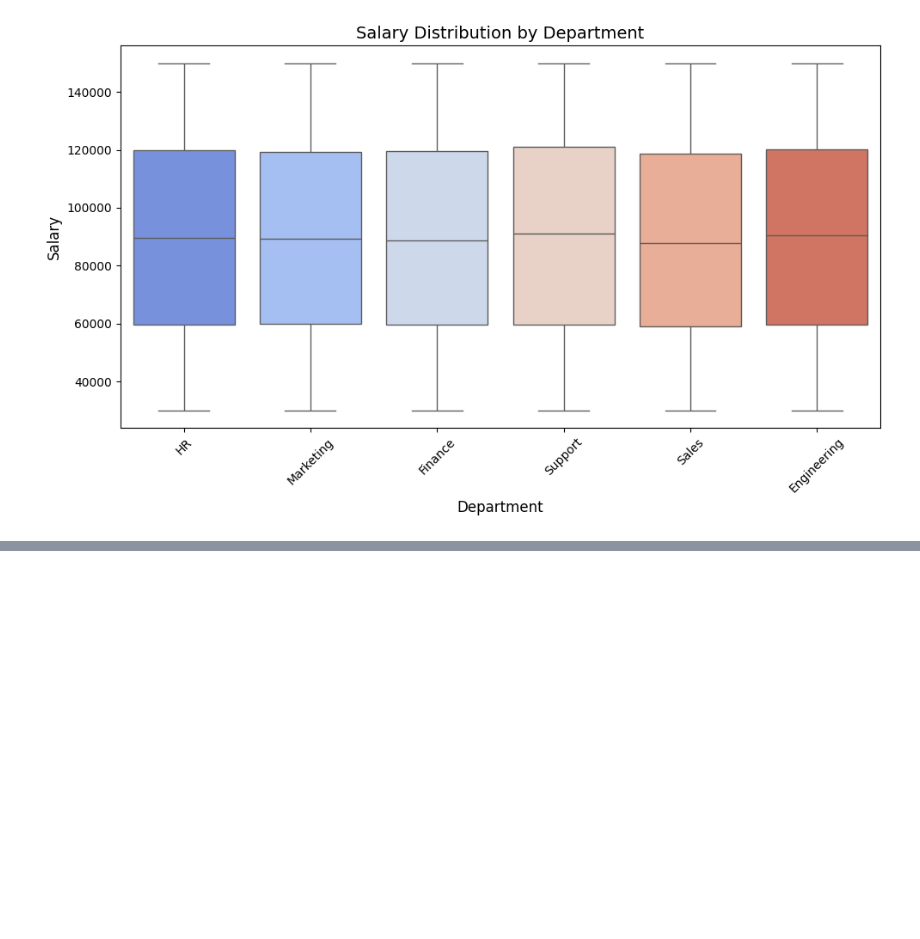
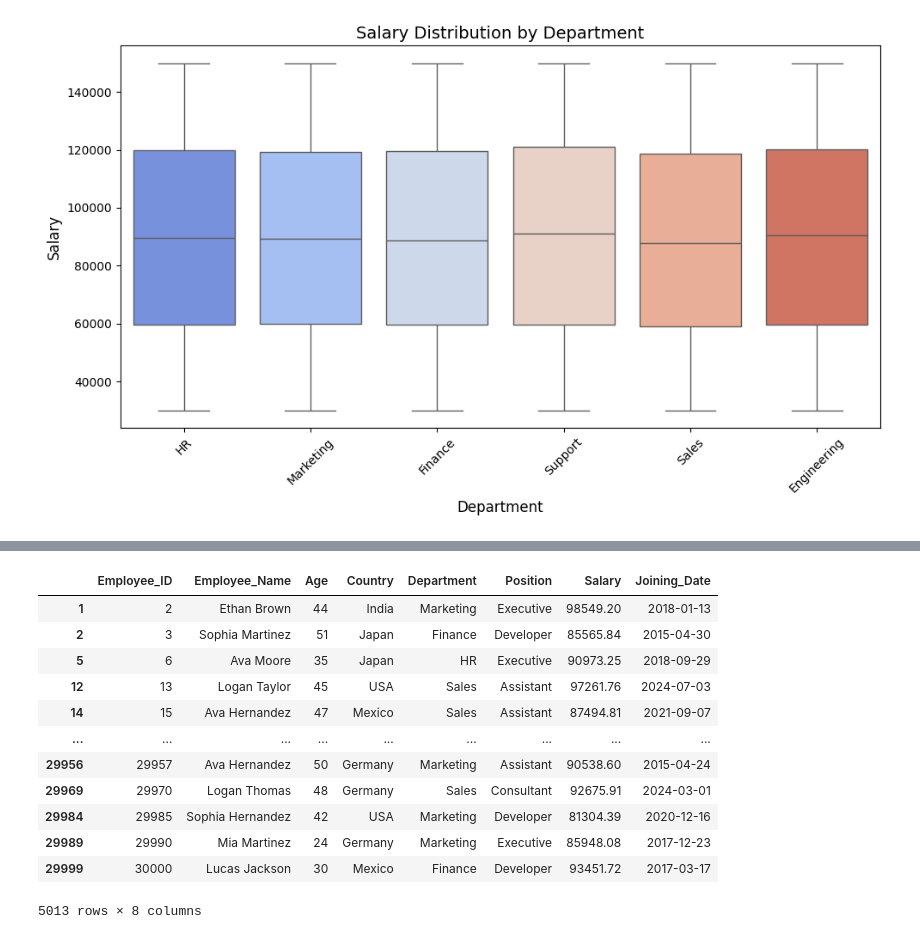
Before and after one commit to francisparwez/EmployeeInsight_SalaryTrends_Analysis, a Jupyter notebook: employee_insight.ipynb, the cells around one changed output, grey strips where cells are left out. Drawn from its saved outputs; the diff is of its cells as text; code cells hidden in the pictures; blank space fills up the shorter version.

```diff
--- a/employee_insight.ipynb
+++ b/employee_insight.ipynb
@@ -238,0 +263,19 @@ plt.show()
+# %%
+df['Salary'] = pd.to_numeric(df['Salary'])
+# %%
+# df[df['Salary'].between(80000, 100000)]
+df[(df['Salary'] >= 80000) & (df['Salary'] <= 100000)]
+# %% [output]
+|  | Employee_ID | Employee_Name | Age | Country | Department | Position | Salary | Joining_Date |
+| 1 | 2 | Ethan Brown | 44 | India | Marketing | Executive | 98549.20 | 2018-01-13 |
+| 2 | 3 | Sophia Martinez | 51 | Japan | Finance | Developer | 85565.84 | 2015-04-30 |
+| 5 | 6 | Ava Moore | 35 | Japan | HR | Executive | 90973.25 | 2018-09-29 |
+| 12 | 13 | Logan Taylor | 45 | USA | Sales | Assistant | 97261.76 | 2024-07-03 |
+| 14 | 15 | Ava Hernandez | 47 | Mexico | Sales | Assistant | 87494.81 | 2021-09-07 |
+| ... | ... | ... | ... | ... | ... | ... | ... | ... |
+| 29956 | 29957 | Ava Hernandez | 50 | Germany | Marketing | Assistant | 90538.60 | 2015-04-24 |
+| 29969 | 29970 | Logan Thomas | 48 | Germany | Sales | Consultant | 92675.91 | 2024-03-01 |
+| 29984 | 29985 | Sophia Hernandez | 42 | USA | Marketing | Developer | 81304.39 | 2020-12-16 |
+| 29989 | 29990 | Mia Martinez | 24 | Germany | Marketing | Executive | 85948.08 | 2017-12-23 |
+| 29999 | 30000 | Lucas Jackson | 30 | Mexico | Finance | Developer | 93451.72 | 2017-03-17 |
+5013 rows × 8 columns
```
Also changed, not shown: parts of 5 cells of this notebook.
